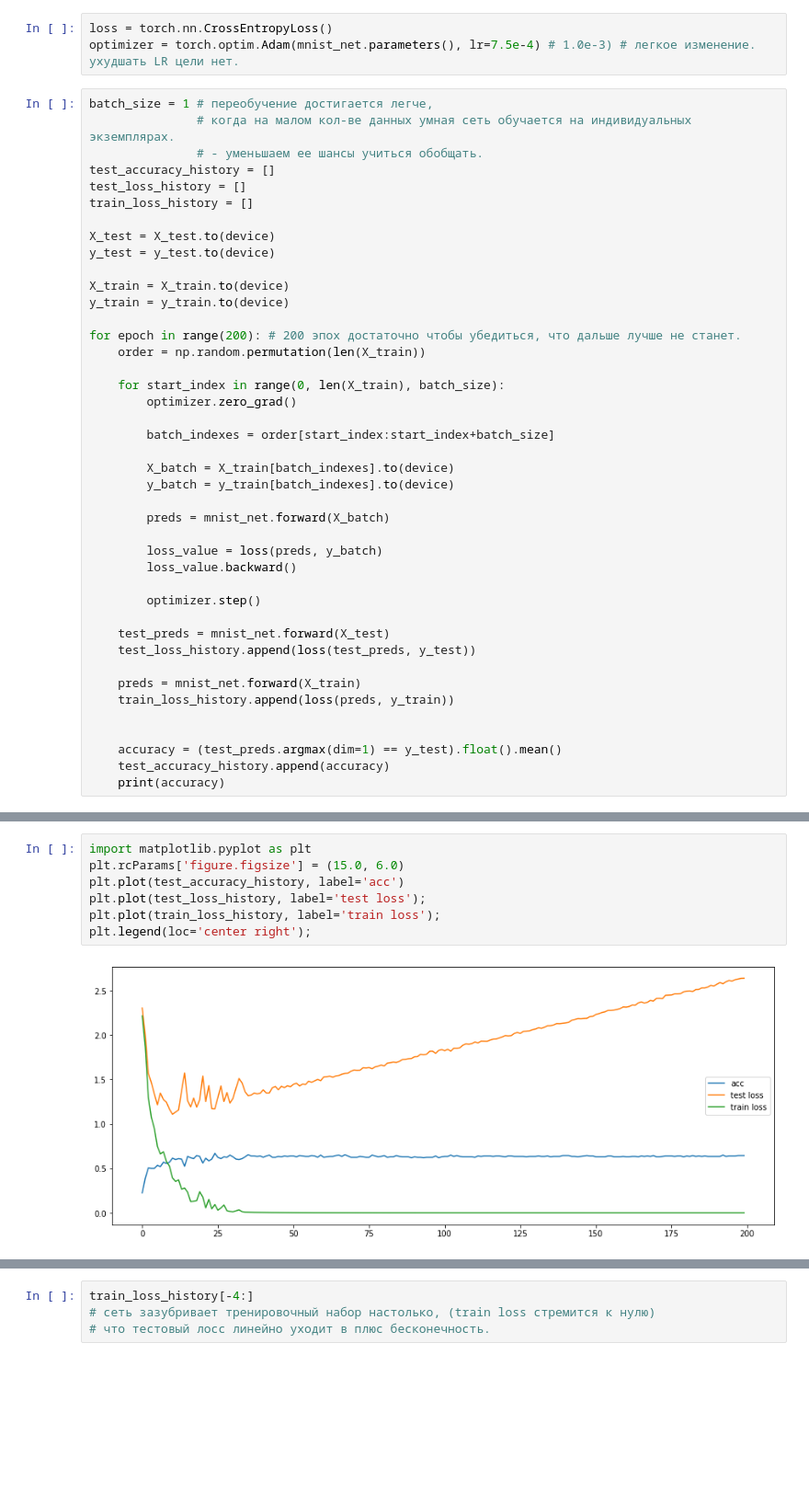
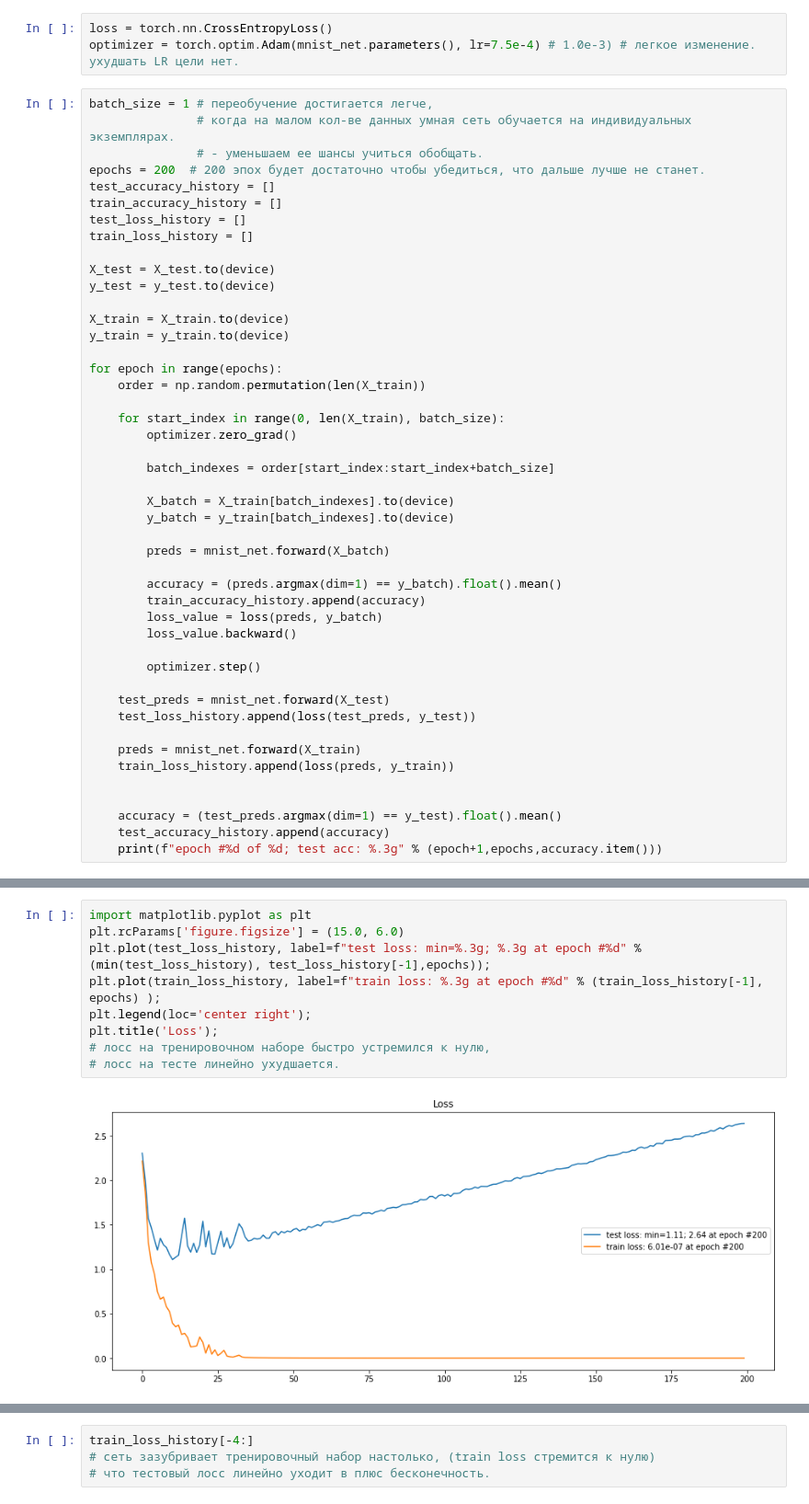
Before and after one commit to rizkoff/otus, a Jupyter notebook: 004-overfit.ipynb, the cells around one changed output, grey strips where cells are left out. Shown at 92% size. Cells and saved outputs as stored; diff of their text form; blank space fills up the shorter version.

Commit message:
hw 2 - overfit graphs enchanced

```diff
--- a/004-overfit.ipynb
+++ b/004-overfit.ipynb
@@ -98,7 +98,9 @@ optimizer = torch.optim.Adam(mnist_net.parameters(), lr=7.5e-4) # 1.0e-3) # ле
 batch_size = 1 # переобучение достигается легче,
                # когда на малом кол-ве данных умная сеть обучается на индивидуальных экземплярах.
                # - уменьшаем ее шансы учиться обобщать.
+epochs = 200  # 200 эпох будет достаточно чтобы убедиться, что дальше лучше не станет.
 test_accuracy_history = []
+train_accuracy_history = []
 test_loss_history = []
 train_loss_history = []
 
@@ -108,7 +110,7 @@ y_test = y_test.to(device)
 X_train = X_train.to(device)
 y_train = y_train.to(device)
 
-for epoch in range(200): # 200 эпох достаточно чтобы убедиться, что дальше лучше не станет.
+for epoch in range(epochs):
     order = np.random.permutation(len(X_train))
 
     for start_index in range(0, len(X_train), batch_size):
@@ -121,6 +123,8 @@ for epoch in range(200): # 200 эпох достаточно чтобы убед
 
         preds = mnist_net.forward(X_batch)
 
+        accuracy = (preds.argmax(dim=1) == y_batch).float().mean()
+        train_accuracy_history.append(accuracy)
         loss_value = loss(preds, y_batch)
         loss_value.backward()
 
@@ -135,5 +139,5 @@ for epoch in range(200): # 200 эпох достаточно чтобы убед
 
     accuracy = (test_preds.argmax(dim=1) == y_test).float().mean()
     test_accuracy_history.append(accuracy)
-    print(accuracy)
+    print(f"epoch #%d of %d; test acc: %.3g" % (epoch+1,epochs,accuracy.item()))
 # %% [output]
@@ -157,9 +161,11 @@ tensor(0.6450, device='cuda:0')
 # %%
 import matplotlib.pyplot as plt
 plt.rcParams['figure.figsize'] = (15.0, 6.0)
-plt.plot(test_accuracy_history, label='acc')
-plt.plot(test_loss_history, label='test loss');
-plt.plot(train_loss_history, label='train loss');
+plt.plot(test_loss_history, label=f"test loss: min=%.3g; %.3g at epoch #%d" % (min(test_loss_history), test_loss_history[-1],epochs));
+plt.plot(train_loss_history, label=f"train loss: %.3g at epoch #%d" % (train_loss_history[-1], epochs) );
 plt.legend(loc='center right');
+plt.title('Loss');
+# лосс на тренировочном наборе быстро устремился к нулю,
+# лосс на тесте линейно ухудшается.
 # %% [output]
-[figure, old version]
+[figure, new version]
```
Also changed, not shown: parts of 3 cells of this notebook.
